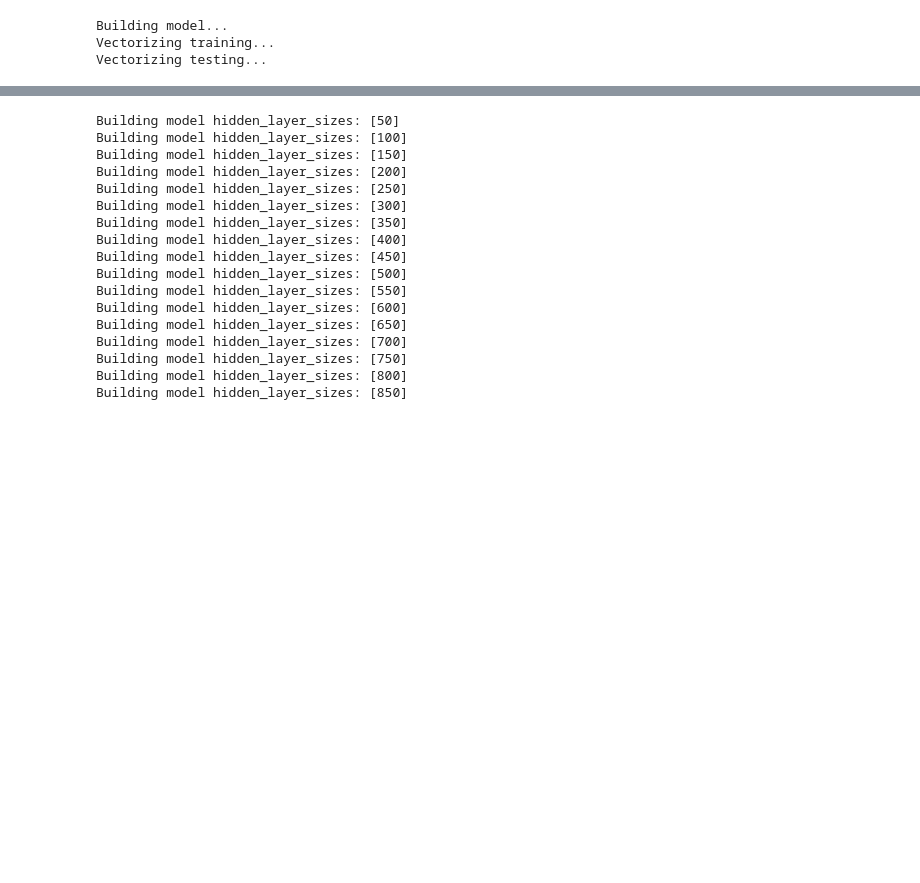
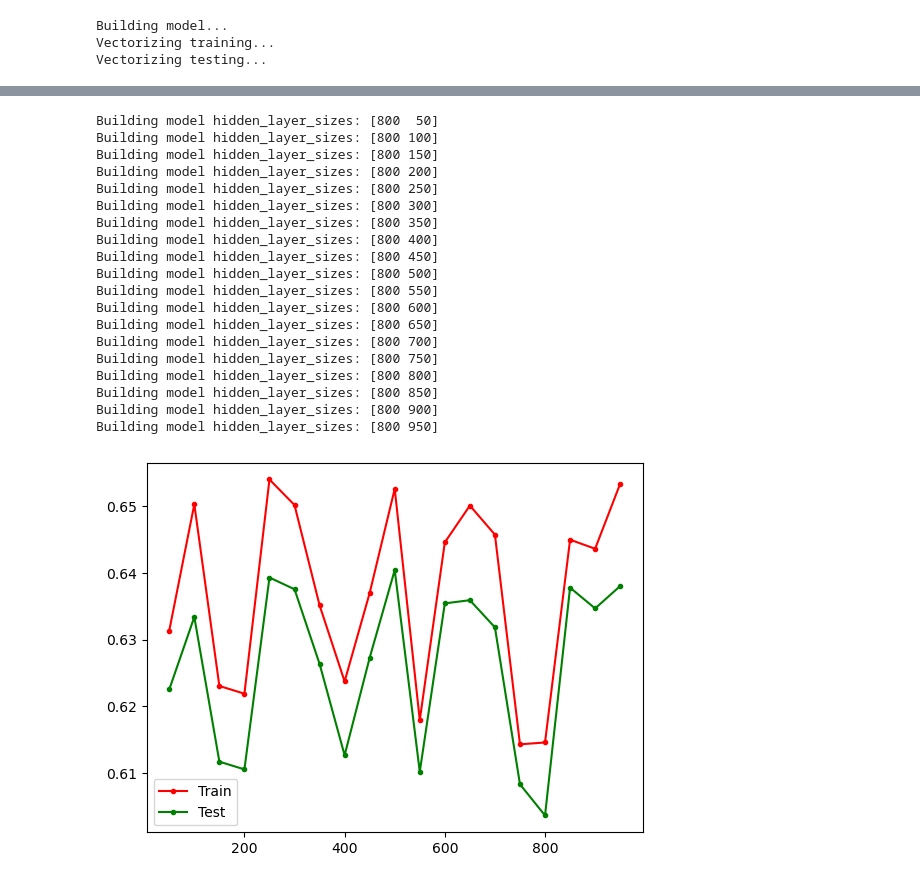
Before and after one commit to Aokijiop/CS178-IMDB-Classification, a Jupyter notebook: feedforwardNN.ipynb, the cells around one changed output, grey strips where cells are left out. Cells and saved outputs as stored; diff of their text form; code cells hidden in the pictures; blank space fills up the shorter version.

```diff
--- a/feedforwardNN.ipynb
+++ b/feedforwardNN.ipynb
@@ -432,22 +349,26 @@ Vectorizing testing...
 # %%
-layer_sizes = [np.array([size]) for size in np.arange(50, 1000, 50)]
+# Multi-layer
+layer_sizes = [np.array([800, size]) for size in np.arange(50, 1000, 50)]
 layer_xs = [size for size in np.arange(50, 1000, 50)]
 tester('hidden_layer_sizes', layer_sizes, train_size=train_size, x_values = layer_xs)
 # %% [output]
-Building model hidden_layer_sizes: [50]
-Building model hidden_layer_sizes: [100]
-Building model hidden_layer_sizes: [150]
-Building model hidden_layer_sizes: [200]
-Building model hidden_layer_sizes: [250]
-Building model hidden_layer_sizes: [300]
-Building model hidden_layer_sizes: [350]
-Building model hidden_layer_sizes: [400]
-Building model hidden_layer_sizes: [450]
-Building model hidden_layer_sizes: [500]
-Building model hidden_layer_sizes: [550]
-Building model hidden_layer_sizes: [600]
-Building model hidden_layer_sizes: [650]
-Building model hidden_layer_sizes: [700]
-Building model hidden_layer_sizes: [750]
-Building model hidden_layer_sizes: [800]
-Building model hidden_layer_sizes: [850]
+Building model hidden_layer_sizes: [800  50]
+Building model hidden_layer_sizes: [800 100]
+Building model hidden_layer_sizes: [800 150]
+Building model hidden_layer_sizes: [800 200]
+Building model hidden_layer_sizes: [800 250]
+Building model hidden_layer_sizes: [800 300]
+Building model hidden_layer_sizes: [800 350]
+Building model hidden_layer_sizes: [800 400]
+Building model hidden_layer_sizes: [800 450]
+Building model hidden_layer_sizes: [800 500]
+Building model hidden_layer_sizes: [800 550]
+Building model hidden_layer_sizes: [800 600]
+Building model hidden_layer_sizes: [800 650]
+Building model hidden_layer_sizes: [800 700]
+Building model hidden_layer_sizes: [800 750]
+Building model hidden_layer_sizes: [800 800]
+Building model hidden_layer_sizes: [800 850]
+Building model hidden_layer_sizes: [800 900]
+Building model hidden_layer_sizes: [800 950]
+[figure, added]
```
Also changed, not shown: parts of 29 cells of this notebook.
